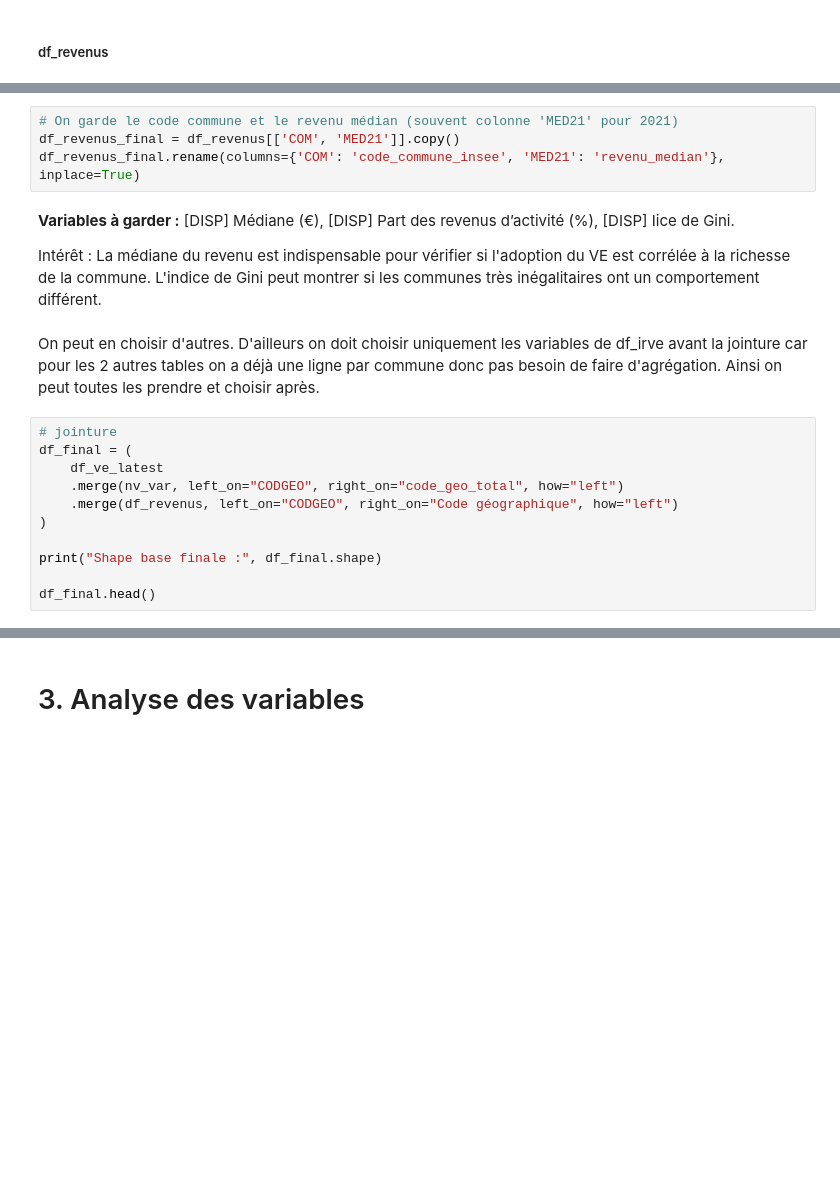
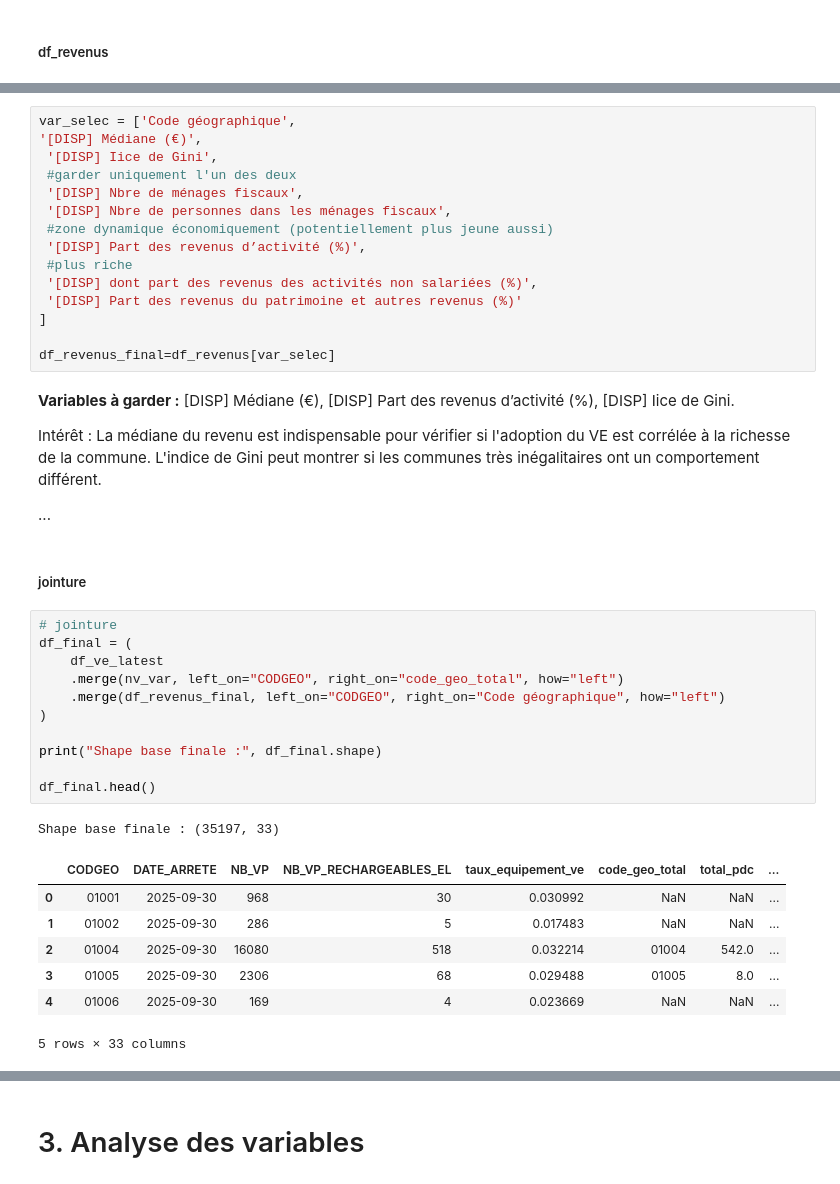
Before and after one commit to Laurine-ensai/projet_python_pour_la_data_science, a Jupyter notebook: preparation_data.ipynb, the cells around one changed output, grey strips where cells are left out. Drawn from its saved outputs; the diff is of its cells as text; blank space fills up the shorter version.

Commit message:
choix var df_revenus + jointure + imputation NA de df_irve

```diff
--- a/preparation_data.ipynb
+++ b/preparation_data.ipynb
@@ -194,22 +333,44 @@ sous-partie à faire
-# %%
-# On garde le code commune et le revenu médian (souvent colonne 'MED21' pour 2021)
-df_revenus_final = df_revenus[['COM', 'MED21']].copy()
-df_revenus_final.rename(columns={'COM': 'code_commune_insee', 'MED21': 'revenu_median'}, inplace=True)
+# %%
+var_selec = ['Code géographique',
+'[DISP] Médiane (€)',
+ '[DISP] Iice de Gini',
+ #garder uniquement l'un des deux
+ '[DISP] Nbre de ménages fiscaux',
+ '[DISP] Nbre de personnes dans les ménages fiscaux',
+ #zone dynamique économiquement (potentiellement plus jeune aussi)
+ '[DISP] Part des revenus d’activité (%)',
+ #plus riche
+ '[DISP] dont part des revenus des activités non salariées (%)',
+ '[DISP] Part des revenus du patrimoine et autres revenus (%)'
+]
+
+df_revenus_final=df_revenus[var_selec]
 # %% [markdown]
 **Variables à garder :**
 [DISP] Médiane (€), [DISP] Part des revenus d’activité (%), [DISP] Iice de Gini.
 
 Intérêt : La médiane du revenu est indispensable pour vérifier si l'adoption du VE est corrélée à la richesse de la commune. L'indice de Gini peut montrer si les communes très inégalitaires ont un comportement différent.
+
+...
-# %% [markdown]
-On peut en choisir d'autres. D'ailleurs on doit choisir uniquement les variables de df_irve avant la jointure car pour les 2 autres tables on a déjà une ligne par commune donc pas besoin de faire d'agrégation. Ainsi on peut toutes les prendre et choisir après.
+# %% [markdown]
+##### jointure
 # %%
 # jointure
 df_final = (
     df_ve_latest
     .merge(nv_var, left_on="CODGEO", right_on="code_geo_total", how="left")
-    .merge(df_revenus, left_on="CODGEO", right_on="Code géographique", how="left")
+    .merge(df_revenus_final, left_on="CODGEO", right_on="Code géographique", how="left")
 )
 
 print("Shape base finale :", df_final.shape)
 
 df_final.head()
+# %% [output]
+Shape base finale : (35197, 33)
+|  | CODGEO | DATE_ARRETE | NB_VP | NB_VP_RECHARGEABLES_EL | taux_equipement_ve | code_geo_total | total_pdc | ... |
+| 0 | 01001 | 2025-09-30 | 968 | 30 | 0.030992 | NaN | NaN | ... |
+| 1 | 01002 | 2025-09-30 | 286 | 5 | 0.017483 | NaN | NaN | ... |
+| 2 | 01004 | 2025-09-30 | 16080 | 518 | 0.032214 | 01004 | 542.0 | ... |
+| 3 | 01005 | 2025-09-30 | 2306 | 68 | 0.029488 | 01005 | 8.0 | ... |
+| 4 | 01006 | 2025-09-30 | 169 | 4 | 0.023669 | NaN | NaN | ... |
+5 rows × 33 columns
```
Also changed, not shown: parts of 20 cells of this notebook, 1 other file.
